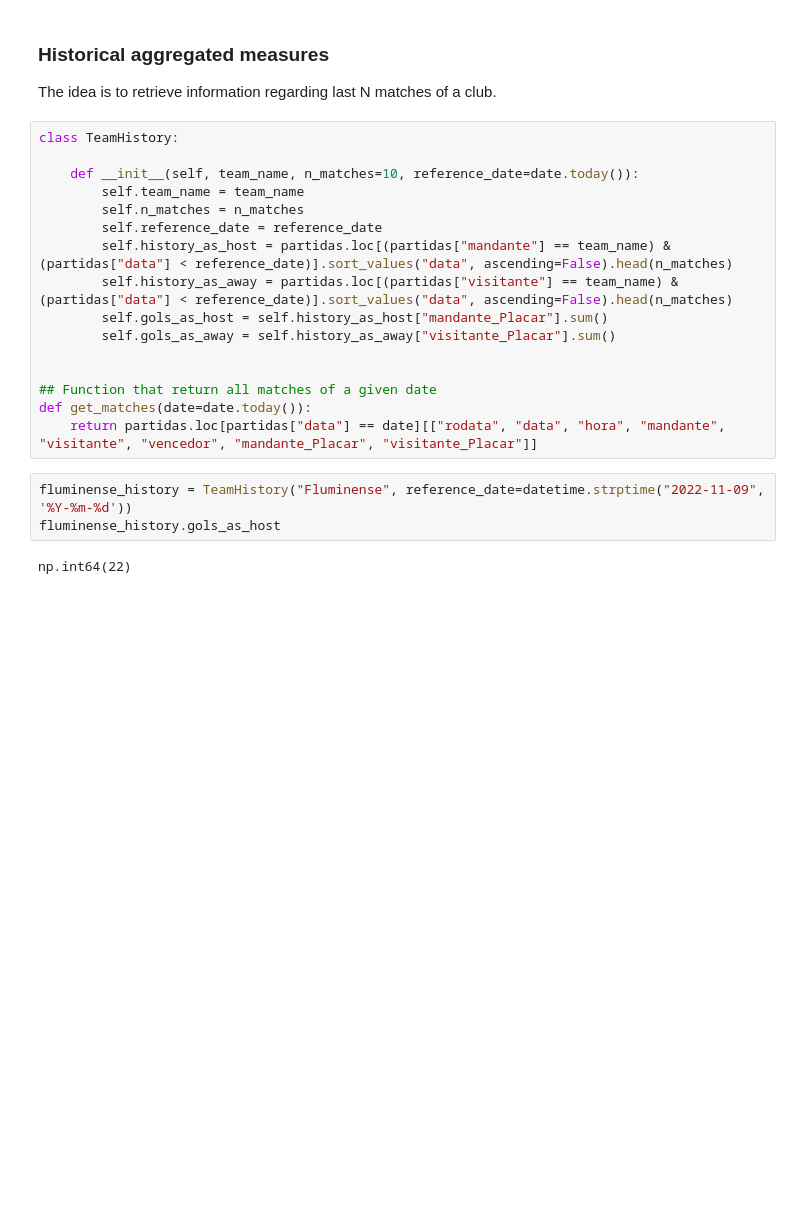
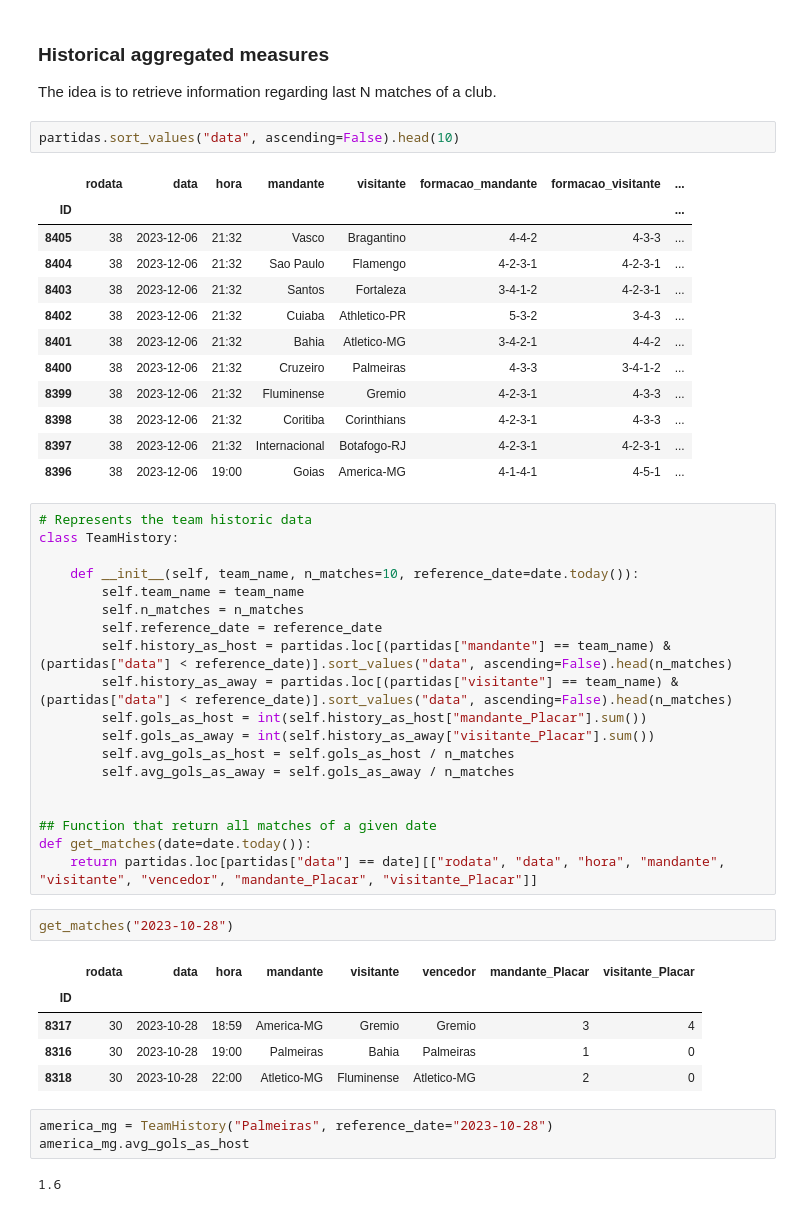
Before and after one commit to Eudi-Duarte/brasileirao-notebook, a Jupyter notebook: braileirao.ipynb, the cells around one changed output. Cells and saved outputs as stored; diff of their text form; blank space fills up the shorter version.

```diff
--- a/braileirao.ipynb
+++ b/braileirao.ipynb
@@ -117,7 +117,23 @@ memory usage: 1.0+ MB
 # %% [markdown]
 ### Historical aggregated measures
 The idea is to retrieve information regarding last N matches of a club.
+# %%
+partidas.sort_values("data", ascending=False).head(10)
+# %% [output]
+|  | rodata | data | hora | mandante | visitante | formacao_mandante | formacao_visitante | ... |
+| ID |  |  |  |  |  |  |  | ... |
+| 8405 | 38 | 2023-12-06 | 21:32 | Vasco | Bragantino | 4-4-2 | 4-3-3 | ... |
+| 8404 | 38 | 2023-12-06 | 21:32 | Sao Paulo | Flamengo | 4-2-3-1 | 4-2-3-1 | ... |
+| 8403 | 38 | 2023-12-06 | 21:32 | Santos | Fortaleza | 3-4-1-2 | 4-2-3-1 | ... |
+| 8402 | 38 | 2023-12-06 | 21:32 | Cuiaba | Athletico-PR | 5-3-2 | 3-4-3 | ... |
+| 8401 | 38 | 2023-12-06 | 21:32 | Bahia | Atletico-MG | 3-4-2-1 | 4-4-2 | ... |
+| 8400 | 38 | 2023-12-06 | 21:32 | Cruzeiro | Palmeiras | 4-3-3 | 3-4-1-2 | ... |
+| 8399 | 38 | 2023-12-06 | 21:32 | Fluminense | Gremio | 4-2-3-1 | 4-3-3 | ... |
+| 8398 | 38 | 2023-12-06 | 21:32 | Coritiba | Corinthians | 4-2-3-1 | 4-3-3 | ... |
+| 8397 | 38 | 2023-12-06 | 21:32 | Internacional | Botafogo-RJ | 4-2-3-1 | 4-2-3-1 | ... |
+| 8396 | 38 | 2023-12-06 | 19:00 | Goias | America-MG | 4-1-4-1 | 4-5-1 | ... |
 # %%
+# Represents the team historic data
 class TeamHistory:
 
     def __init__(self, team_name, n_matches=10, reference_date=date.today()):
@@ -126,15 +142,25 @@ class TeamHistory:
         self.reference_date = reference_date
         self.history_as_host = partidas.loc[(partidas["mandante"] == team_name) & (partidas["data"] < reference_date)].sort_values("data", ascending=False).head(n_matches)
         self.history_as_away = partidas.loc[(partidas["visitante"] == team_name) & (partidas["data"] < reference_date)].sort_values("data", ascending=False).head(n_matches)
-        self.gols_as_host = self.history_as_host["mandante_Placar"].sum()
-        self.gols_as_away = self.history_as_away["visitante_Placar"].sum()
+        self.gols_as_host = int(self.history_as_host["mandante_Placar"].sum())
+        self.gols_as_away = int(self.history_as_away["visitante_Placar"].sum())
+        self.avg_gols_as_host = self.gols_as_host / n_matches
+        self.avg_gols_as_away = self.gols_as_away / n_matches
 
 
 ## Function that return all matches of a given date
 def get_matches(date=date.today()):
     return partidas.loc[partidas["data"] == date][["rodata", "data", "hora", "mandante", "visitante", "vencedor", "mandante_Placar", "visitante_Placar"]]
 # %%
-fluminense_history = TeamHistory("Fluminense", reference_date=datetime.strptime("2022-11-09", '%Y-%m-%d'))
-fluminense_history.gols_as_host
+get_matches("2023-10-28")
 # %% [output]
-np.int64(22)
+|  | rodata | data | hora | mandante | visitante | vencedor | mandante_Placar | visitante_Placar |
+| ID |  |  |  |  |  |  |  |  |
+| 8317 | 30 | 2023-10-28 | 18:59 | America-MG | Gremio | Gremio | 3 | 4 |
+| 8316 | 30 | 2023-10-28 | 19:00 | Palmeiras | Bahia | Palmeiras | 1 | 0 |
+| 8318 | 30 | 2023-10-28 | 22:00 | Atletico-MG | Fluminense | Atletico-MG | 2 | 0 |
+# %%
+america_mg = TeamHistory("Palmeiras", reference_date="2023-10-28")
+america_mg.avg_gols_as_host
+# %% [output]
+1.6
```
